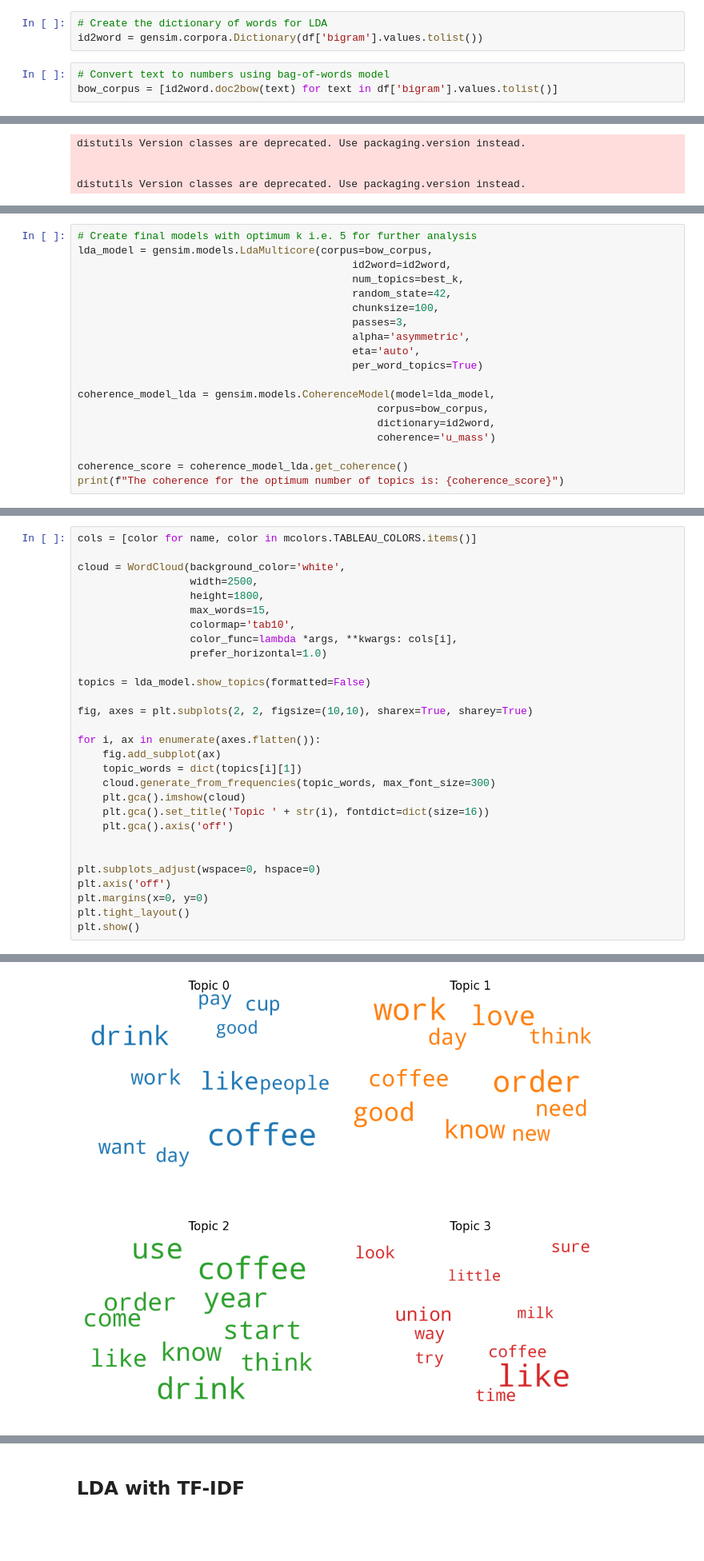
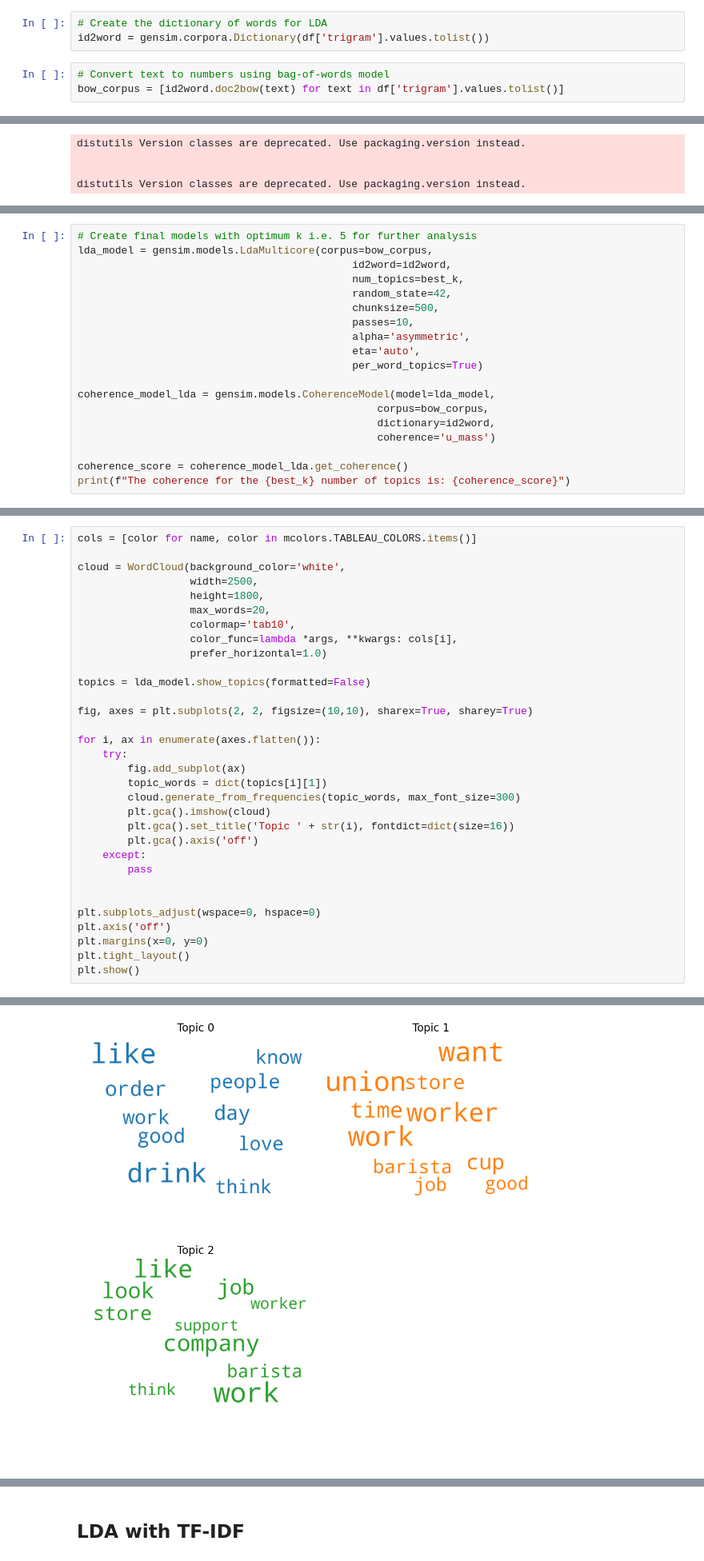
Before and after one commit to patilpushkarp/twitter-brand, a Jupyter notebook: brand/docs/topic_modelling/lda.ipynb, the cells around one changed output, grey strips where cells are left out. Shown at 80% size. Cells and saved outputs as stored; diff of their text form; blank space fills up the shorter version.

```diff
--- a/brand/docs/topic_modelling/lda.ipynb
+++ b/brand/docs/topic_modelling/lda.ipynb
@@ -79,10 +92,10 @@ In the bag-of-words model, the order of the words in the document is not importa
 The bag-of-words model is a simple and effective way to represent text data for many natural language processing tasks, such as text classification, information retrieval, and language modeling. It is also a good starting point for more advanced models that take into account the order of the words in a document, such as n-gram models or recurrent neural networks.
 # %%
 # Create the dictionary of words for LDA
-id2word = gensim.corpora.Dictionary(df['bigram'].values.tolist())
+id2word = gensim.corpora.Dictionary(df['trigram'].values.tolist())
 # %%
 # Convert text to numbers using bag-of-words model
-bow_corpus = [id2word.doc2bow(text) for text in df['bigram'].values.tolist()]
+bow_corpus = [id2word.doc2bow(text) for text in df['trigram'].values.tolist()]
 # %% [markdown]
 For the current data, the number of topics is unknown. Hence, it is necessary to use coherence metric to find the optimum number of topics in the data set.
 
@@ -180,8 +193,8 @@ lda_model = gensim.models.LdaMulticore(corpus=bow_corpus,
                                             id2word=id2word,
                                             num_topics=best_k,
                                             random_state=42,
-                                            chunksize=100,
-                                            passes=3,
+                                            chunksize=500,
+                                            passes=10,
                                             alpha='asymmetric',
                                             eta='auto',
                                             per_word_topics=True)
@@ -192,5 +205,5 @@ coherence_model_lda = gensim.models.CoherenceModel(model=lda_model,
                                                 coherence='u_mass')
 
 coherence_score = coherence_model_lda.get_coherence()
-print(f"The coherence for the optimum number of topics is: {coherence_score}")
+print(f"The coherence for the {best_k} number of topics is: {coherence_score}")
 # %% [output]
@@ -248,7 +265,7 @@ cols = [color for name, color in mcolors.TABLEAU_COLORS.items()]
 cloud = WordCloud(background_color='white',
                   width=2500,
                   height=1800,
-                  max_words=15,
+                  max_words=20,
                   colormap='tab10',
                   color_func=lambda *args, **kwargs: cols[i],
                   prefer_horizontal=1.0)
@@ -258,12 +275,15 @@ topics = lda_model.show_topics(formatted=False)
 fig, axes = plt.subplots(2, 2, figsize=(10,10), sharex=True, sharey=True)
 
 for i, ax in enumerate(axes.flatten()):
-    fig.add_subplot(ax)
-    topic_words = dict(topics[i][1])
-    cloud.generate_from_frequencies(topic_words, max_font_size=300)
-    plt.gca().imshow(cloud)
-    plt.gca().set_title('Topic ' + str(i), fontdict=dict(size=16))
-    plt.gca().axis('off')
+    try:
+        fig.add_subplot(ax)
+        topic_words = dict(topics[i][1])
+        cloud.generate_from_frequencies(topic_words, max_font_size=300)
+        plt.gca().imshow(cloud)
+        plt.gca().set_title('Topic ' + str(i), fontdict=dict(size=16))
+        plt.gca().axis('off')
+    except:
+        pass
 
 
 plt.subplots_adjust(wspace=0, hspace=0)
@@ -288,5 +308,5 @@ textsize is deprecated and will be removed in Pillow 10 (2023-07-01). Use textbb
 textsize is deprecated and will be removed in Pillow 10 (2023-07-01). Use textbbox or textlength instead.
 
 
 textsize is deprecated and will be removed in Pillow 10 (2023-07-01). Use textbbox or textlength instead.
-[figure, old version]
+[figure, new version]
```
Also changed, not shown: parts of 30 cells of this notebook, 9 other files.
